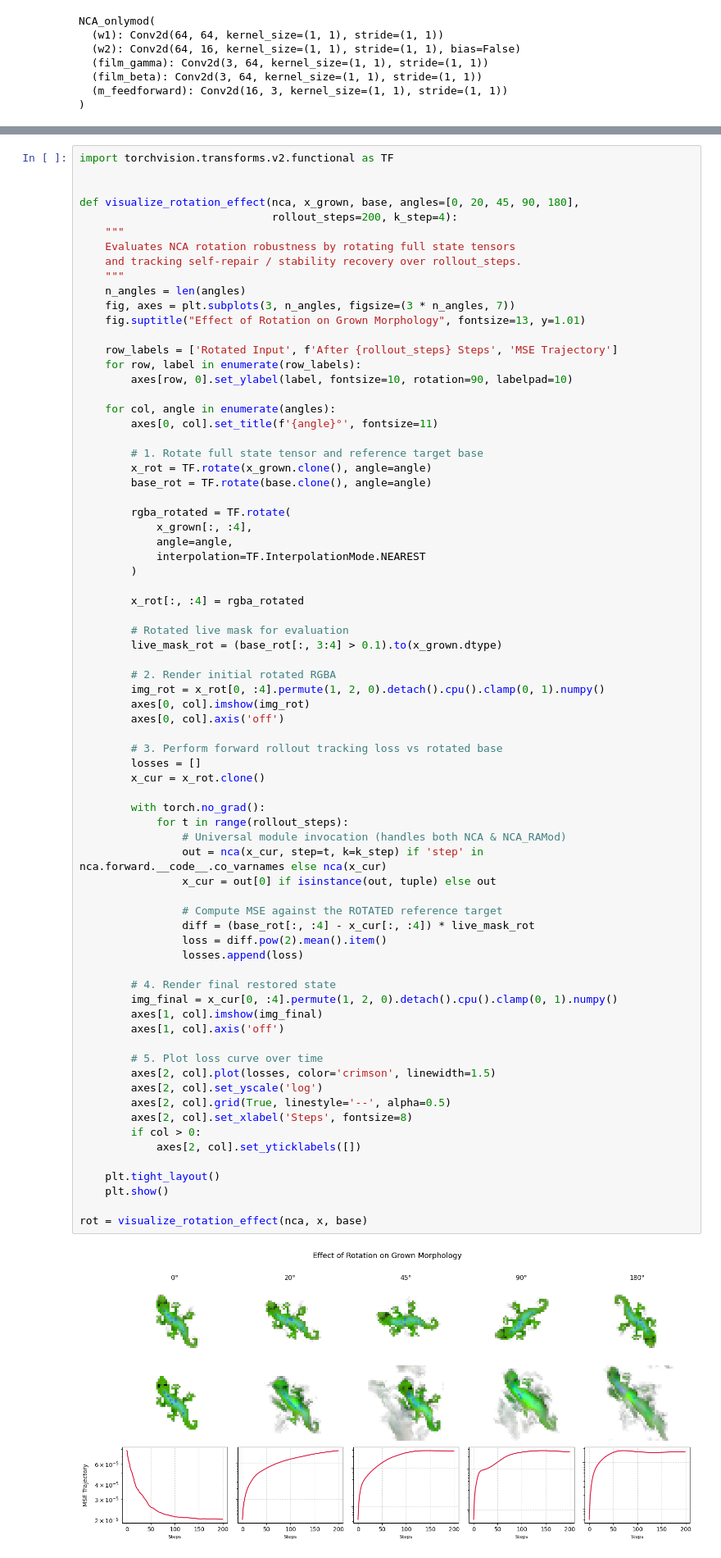
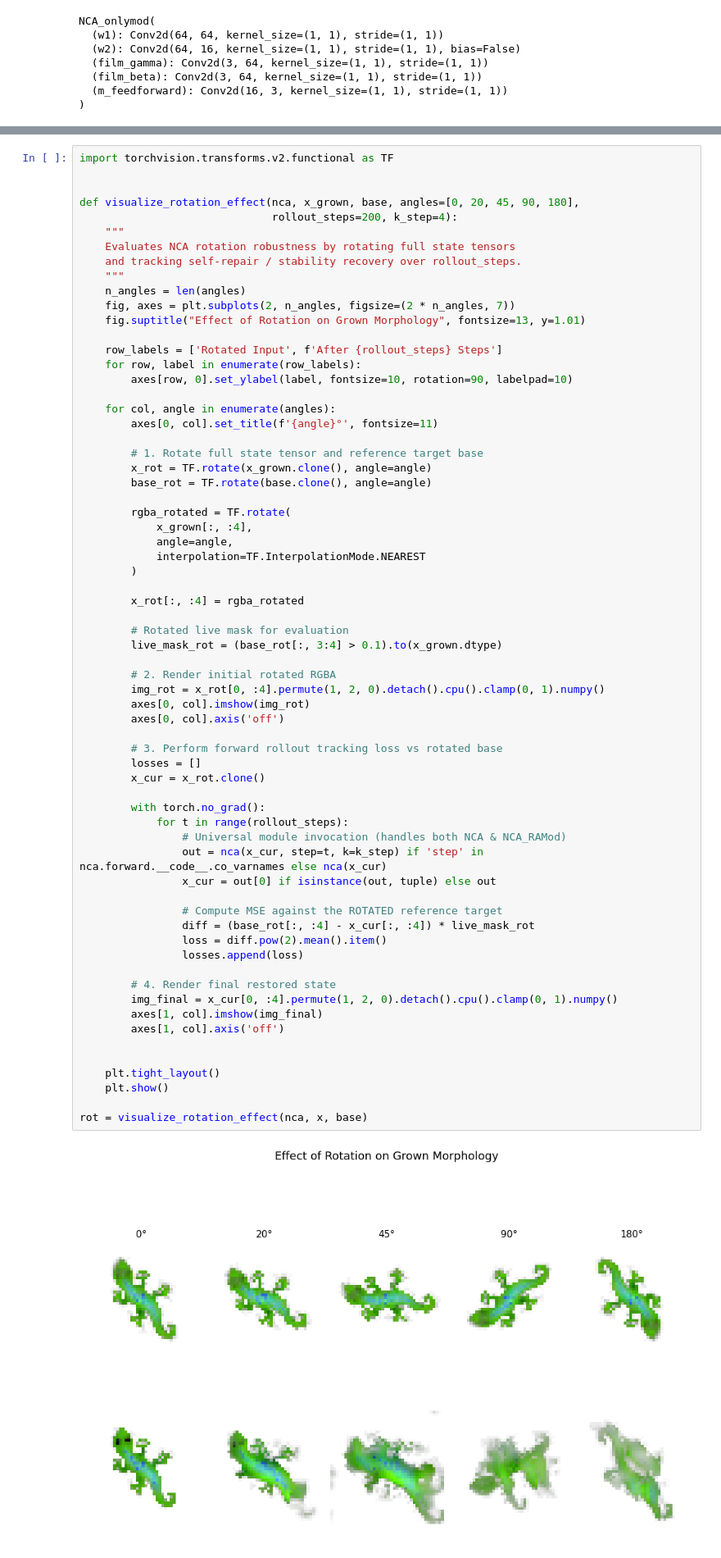
Before and after one commit to lshofsl/Thesis, a Jupyter notebook: NCA_mod.ipynb, the cells around one changed output, grey strips where cells are left out. Shown at 82% size. Drawn from its saved outputs; the diff is of its cells as text.

```diff
--- a/NCA_mod.ipynb
+++ b/NCA_mod.ipynb
@@ -639,10 +639,10 @@ def visualize_rotation_effect(nca, x_grown, base, angles=[0, 20, 45, 90, 180],
     and tracking self-repair / stability recovery over rollout_steps.
     """
     n_angles = len(angles)
-    fig, axes = plt.subplots(3, n_angles, figsize=(3 * n_angles, 7))
+    fig, axes = plt.subplots(2, n_angles, figsize=(2 * n_angles, 7))
     fig.suptitle("Effect of Rotation on Grown Morphology", fontsize=13, y=1.01)
 
-    row_labels = ['Rotated Input', f'After {rollout_steps} Steps', 'MSE Trajectory']
+    row_labels = ['Rotated Input', f'After {rollout_steps} Steps']
     for row, label in enumerate(row_labels):
         axes[row, 0].set_ylabel(label, fontsize=10, rotation=90, labelpad=10)
 
@@ -668,41 +668,34 @@ def visualize_rotation_effect(nca, x_grown, base, angles=[0, 20, 45, 90, 180],
         img_rot = x_rot[0, :4].permute(1, 2, 0).detach().cpu().clamp(0, 1).numpy()
         axes[0, col].imshow(img_rot)
         axes[0, col].axis('off')
 
         # 3. Perform forward rollout tracking loss vs rotated base
         losses = []
         x_cur = x_rot.clone()
 
         with torch.no_grad():
             for t in range(rollout_steps):
                 # Universal module invocation (handles both NCA & NCA_RAMod)
                 out = nca(x_cur, step=t, k=k_step) if 'step' in nca.forward.__code__.co_varnames else nca(x_cur)
                 x_cur = out[0] if isinstance(out, tuple) else out
 
                 # Compute MSE against the ROTATED reference target
                 diff = (base_rot[:, :4] - x_cur[:, :4]) * live_mask_rot
                 loss = diff.pow(2).mean().item()
                 losses.append(loss)
 
         # 4. Render final restored state
         img_final = x_cur[0, :4].permute(1, 2, 0).detach().cpu().clamp(0, 1).numpy()
         axes[1, col].imshow(img_final)
         axes[1, col].axis('off')
 
-        # 5. Plot loss curve over time
-        axes[2, col].plot(losses, color='crimson', linewidth=1.5)
-        axes[2, col].set_yscale('log')
-        axes[2, col].grid(True, linestyle='--', alpha=0.5)
-        axes[2, col].set_xlabel('Steps', fontsize=8)
-        if col > 0:
-            axes[2, col].set_yticklabels([])
 
     plt.tight_layout()
     plt.show()
 
 rot = visualize_rotation_effect(nca, x, base)
 # %% [output]
-[figure, old version]
+[figure, new version]
 # %%
 del nca
 torch.cuda.empty_cache()
```
Also changed, not shown: parts of 7 cells of this notebook.
